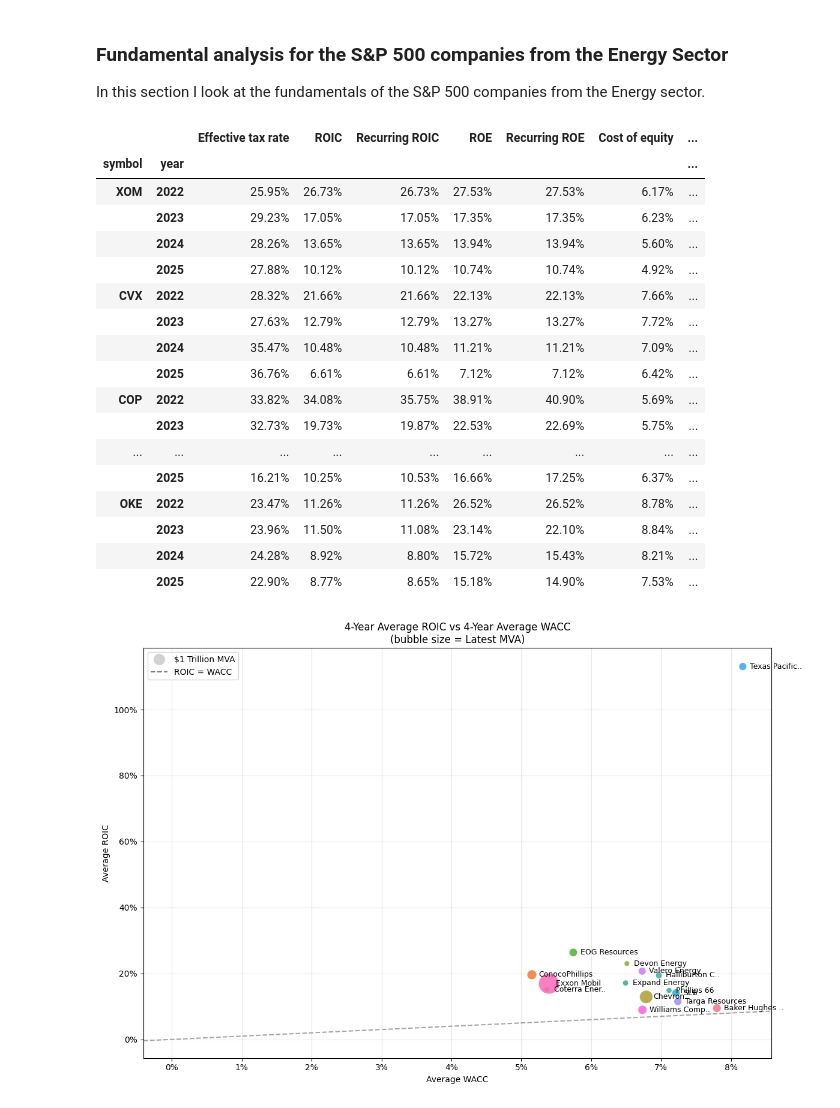
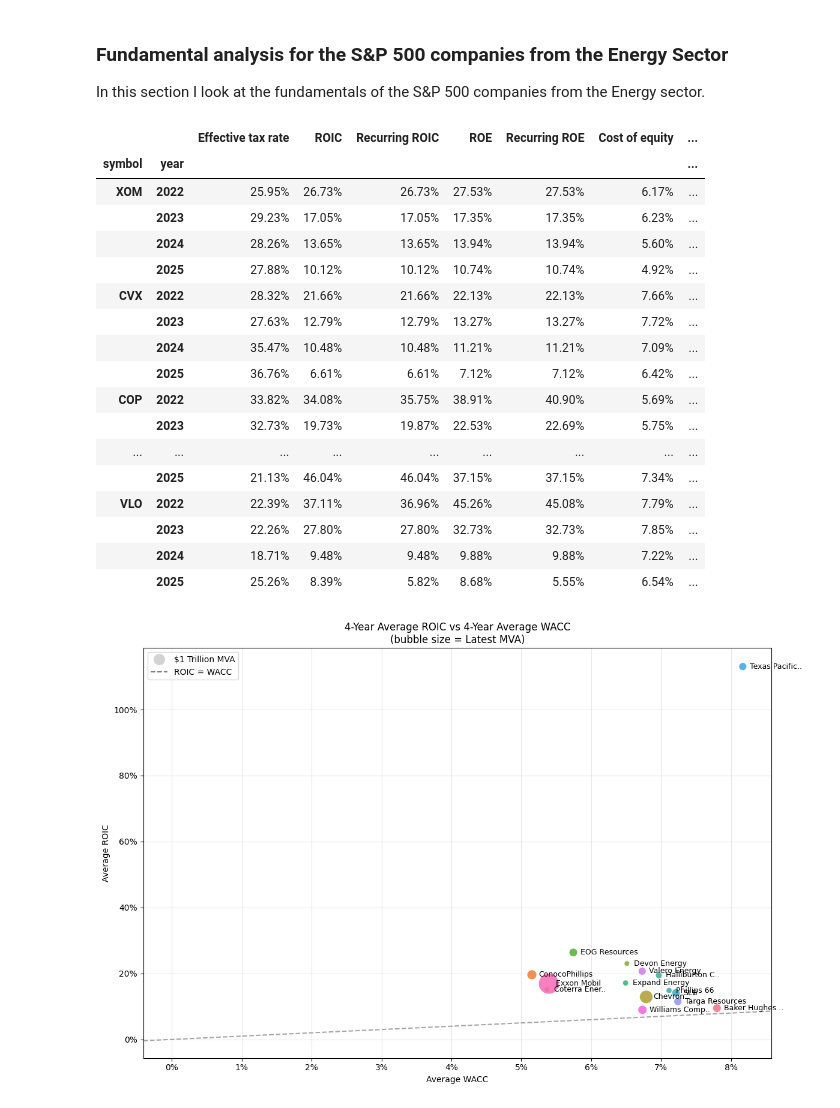
Before and after one commit to ilchen/US_Economic_Data_Analysis, a Jupyter notebook: Stock_Market_FA.ipynb, the cells around one changed output. Saved outputs shown, nothing was run; the diff lists cells and outputs as text; code cells hidden in the pictures.

```diff
--- a/Stock_Market_FA.ipynb
+++ b/Stock_Market_FA.ipynb
@@ -265,26 +271,26 @@ fa_energy_metrics = sp500_metrics.calculate_financial_metrics(list(energy_ticker
 # %%
 latest_mva = fa_energy_metrics.groupby(level='symbol')['MVA'].last()
 sorted_symbols = latest_mva.sort_values(ascending=False).index
-fa_energy_metrics.loc[sorted_symbols].iloc[:80,:10]
+fa_energy_metrics.loc[sorted_symbols].iloc[:40,:10]
 # %% [output]
 |  |  | Effective tax rate | ROIC | Recurring ROIC | ROE | Recurring ROE | Cost of equity | ... |
 | symbol | year |  |  |  |  |  |  | ... |
 | XOM | 2022 | 25.95% | 26.73% | 26.73% | 27.53% | 27.53% | 6.17% | ... |
 |  | 2023 | 29.23% | 17.05% | 17.05% | 17.35% | 17.35% | 6.23% | ... |
 |  | 2024 | 28.26% | 13.65% | 13.65% | 13.94% | 13.94% | 5.60% | ... |
 |  | 2025 | 27.88% | 10.12% | 10.12% | 10.74% | 10.74% | 4.92% | ... |
 | CVX | 2022 | 28.32% | 21.66% | 21.66% | 22.13% | 22.13% | 7.66% | ... |
 |  | 2023 | 27.63% | 12.79% | 12.79% | 13.27% | 13.27% | 7.72% | ... |
 |  | 2024 | 35.47% | 10.48% | 10.48% | 11.21% | 11.21% | 7.09% | ... |
 |  | 2025 | 36.76% | 6.61% | 6.61% | 7.12% | 7.12% | 6.42% | ... |
 | COP | 2022 | 33.82% | 34.08% | 35.75% | 38.91% | 40.90% | 5.69% | ... |
 |  | 2023 | 32.73% | 19.73% | 19.87% | 22.53% | 22.69% | 5.75% | ... |
 | ... | ... | ... | ... | ... | ... | ... | ... | ... |
-|  | 2025 | 16.21% | 10.25% | 10.53% | 16.66% | 17.25% | 6.37% | ... |
-| OKE | 2022 | 23.47% | 11.26% | 11.26% | 26.52% | 26.52% | 8.78% | ... |
-|  | 2023 | 23.96% | 11.50% | 11.08% | 23.14% | 22.10% | 8.84% | ... |
-|  | 2024 | 24.28% | 8.92% | 8.80% | 15.72% | 15.43% | 8.21% | ... |
-|  | 2025 | 22.90% | 8.77% | 8.65% | 15.18% | 14.90% | 7.53% | ... |
+|  | 2025 | 21.13% | 46.04% | 46.04% | 37.15% | 37.15% | 7.34% | ... |
+| VLO | 2022 | 22.39% | 37.11% | 36.96% | 45.26% | 45.08% | 7.79% | ... |
+|  | 2023 | 22.26% | 27.80% | 27.80% | 32.73% | 32.73% | 7.85% | ... |
+|  | 2024 | 18.71% | 9.48% | 9.48% | 9.88% | 9.88% | 7.22% | ... |
+|  | 2025 | 25.26% | 8.39% | 5.82% | 8.68% | 5.55% | 6.54% | ... |
 # %%
 display_roic_wacc_scatter_gather(fa_energy_metrics.loc[sorted_symbols[:15]],
                                  dict(zip(energy_tickers, sp500_metrics.tickers_to_display_names(energy_tickers))))
```
Also changed, not shown: parts of 18 cells of this notebook.
